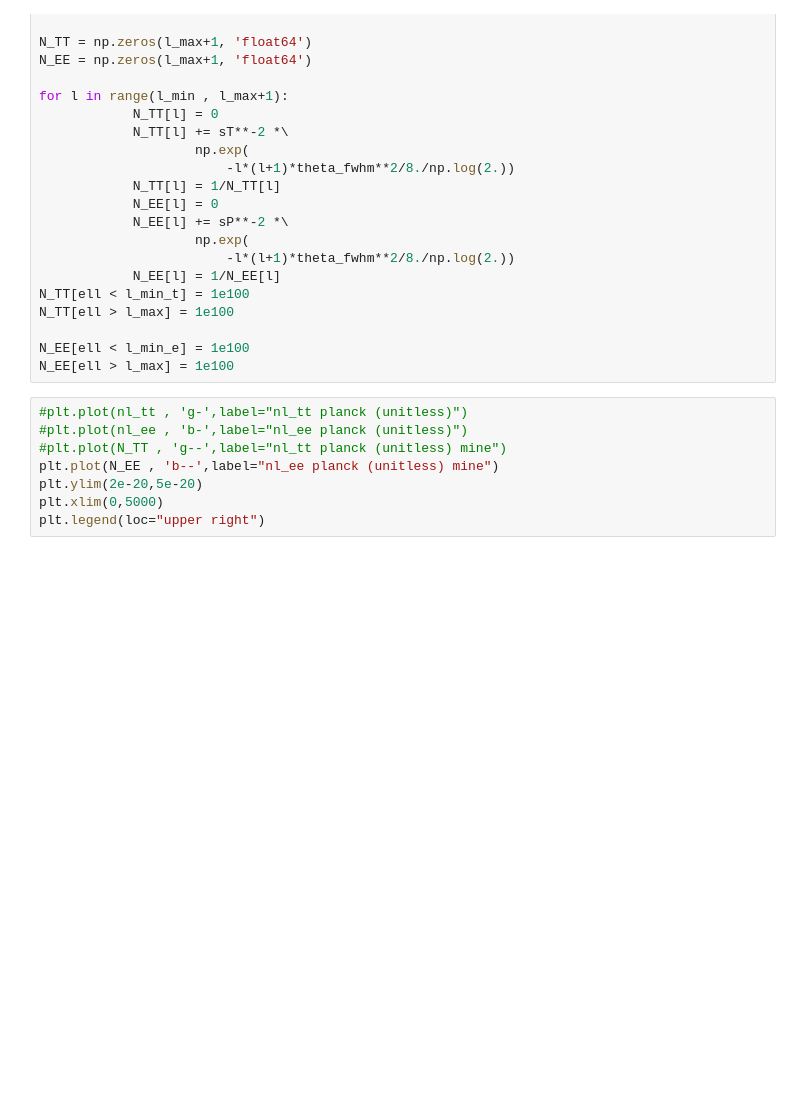
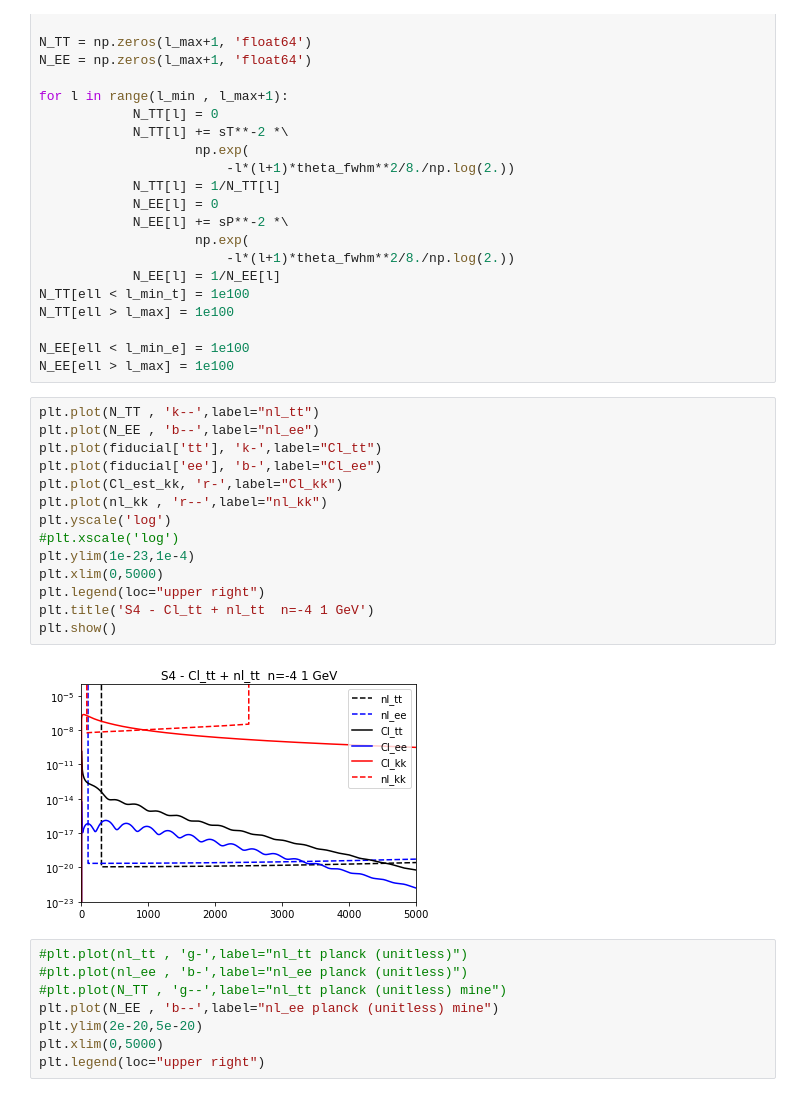
Before and after one commit to iej2106/fisher_dmb, a Jupyter notebook: compute_fisher_dmb_S4.ipynb, the cells around one changed output. Drawn from its saved outputs; the diff is of its cells as text; blank space fills up the shorter version.

```diff
--- a/compute_fisher_dmb_S4.ipynb
+++ b/compute_fisher_dmb_S4.ipynb
@@ -115,6 +107,22 @@ N_TT[ell > l_max] = 1e100
 
 N_EE[ell < l_min_e] = 1e100
 N_EE[ell > l_max] = 1e100
+# %%
+plt.plot(N_TT , 'k--',label="nl_tt")
+plt.plot(N_EE , 'b--',label="nl_ee")
+plt.plot(fiducial['tt'], 'k-',label="Cl_tt")
+plt.plot(fiducial['ee'], 'b-',label="Cl_ee")
+plt.plot(Cl_est_kk, 'r-',label="Cl_kk")
+plt.plot(nl_kk , 'r--',label="nl_kk")
+plt.yscale('log')
+#plt.xscale('log')
+plt.ylim(1e-23,1e-4)
+plt.xlim(0,5000)
+plt.legend(loc="upper right")
+plt.title('S4 - Cl_tt + nl_tt  n=-4 1 GeV')
+plt.show()
+# %% [output]
+[figure, added]
 # %%
 #plt.plot(nl_tt , 'g-',label="nl_tt planck (unitless)")
 #plt.plot(nl_ee , 'b-',label="nl_ee planck (unitless)")
```
Also changed, not shown: parts of 14 cells of this notebook.
